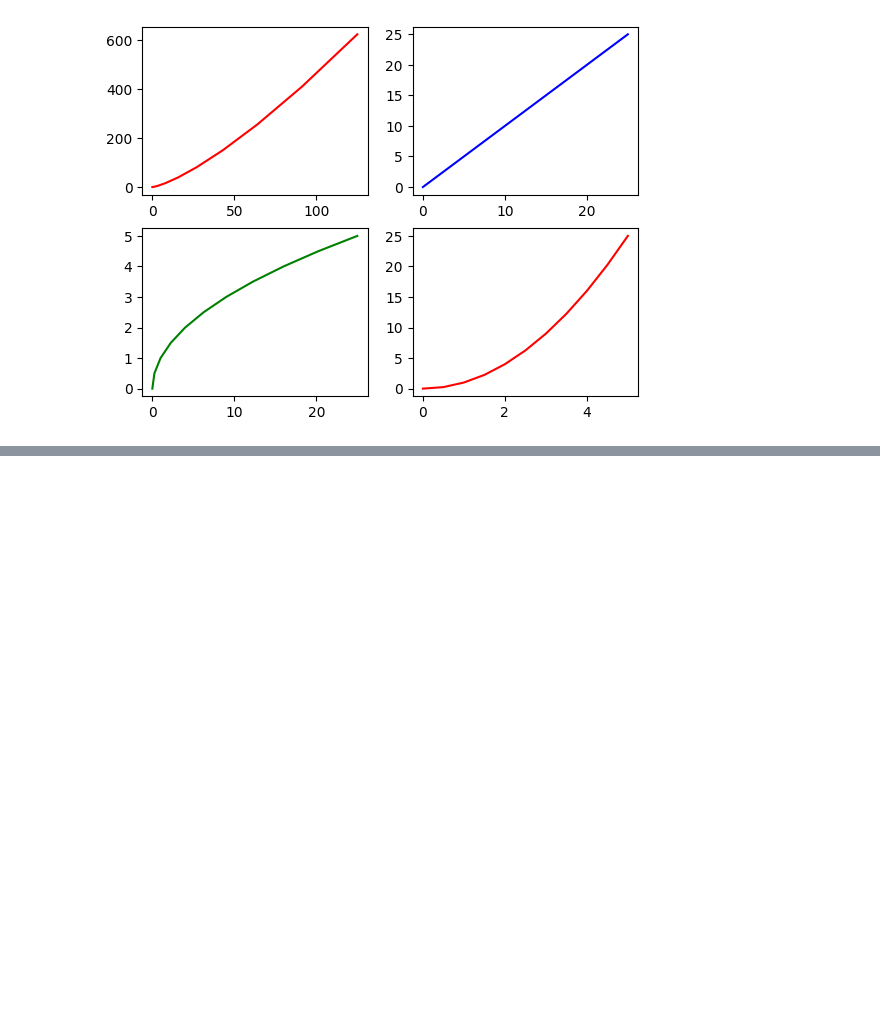
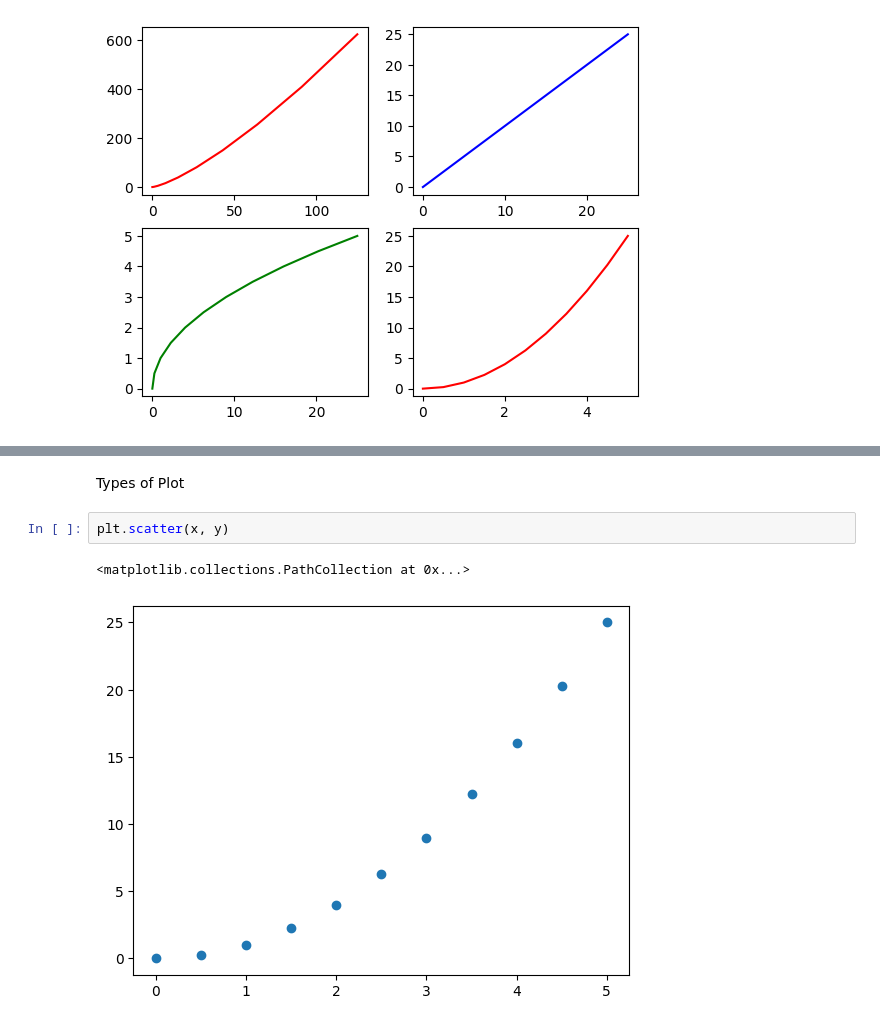
Before and after one commit to Ruhi1010/machine_learning, a Jupyter notebook: ml_library_basics/matplotlib/test.ipynb, the cells around one changed output, grey strips where cells are left out. Drawn from its saved outputs; the diff is of its cells as text; blank space fills up the shorter version.

```diff
--- a/ml_library_basics/matplotlib/test.ipynb
+++ b/ml_library_basics/matplotlib/test.ipynb
@@ -37,0 +49,7 @@ plt.plot(x, y, 'r')
+# %% [markdown]
+Types of Plot
+# %%
+plt.scatter(x, y)
+# %% [output]
+<matplotlib.collections.PathCollection at 0x...>
+[figure, added]
```
Also changed, not shown: parts of 13 cells of this notebook, 2 other files.
